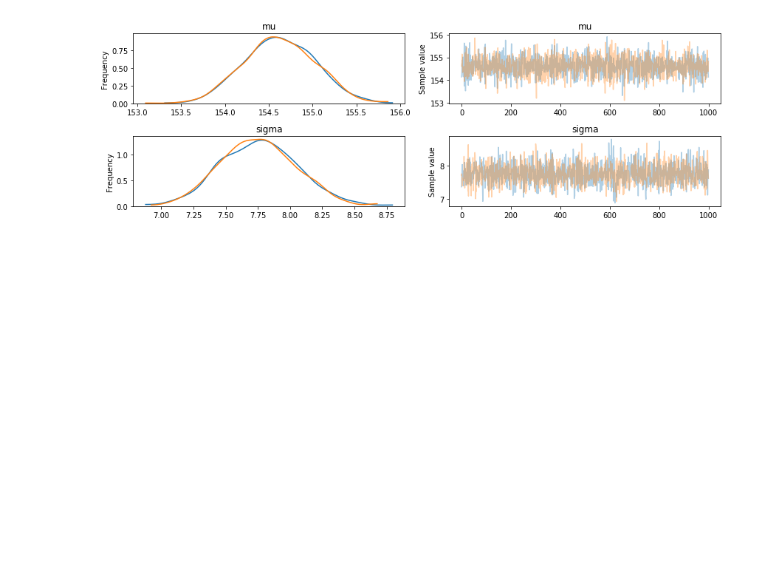
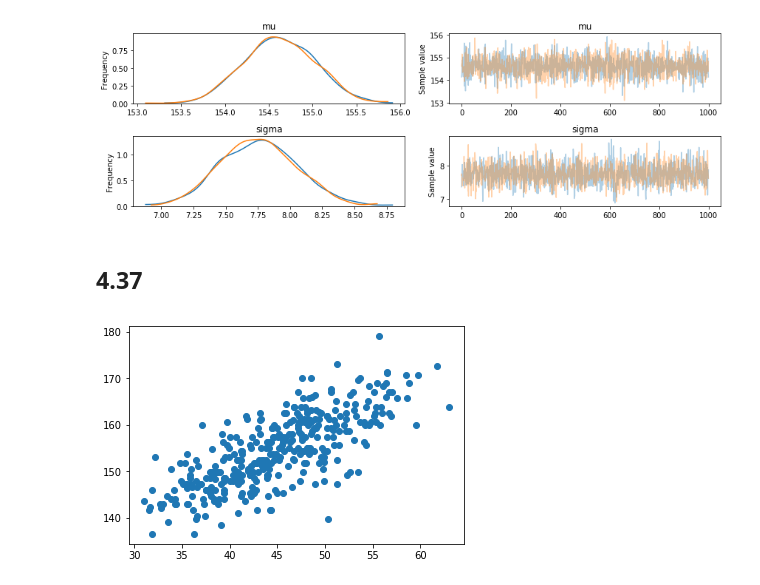
Before and after one commit to efcaguab/statistical-rethinking, a Jupyter notebook: learning-code/chapter-4-code.ipynb, the cells around one changed output. Cells and saved outputs as stored; diff of their text form; code cells hidden in the pictures; blank space fills up the shorter version.

```diff
--- a/learning-code/chapter-4-code.ipynb
+++ b/learning-code/chapter-4-code.ipynb
@@ -245,3 +245,10 @@ Initializing NUTS using jitter+adapt_diag...
 Multiprocess sampling (2 chains in 2 jobs)
 NUTS: [sigma_log__, mu]
 [figure]
+# %% [markdown]
+## 4.37
+# %%
+plt.plot(d2.weight, d2.height, 'o')
+plt.show()
+# %% [output]
+[figure, added]
```
Also changed, not shown: parts of 26 cells of this notebook.
